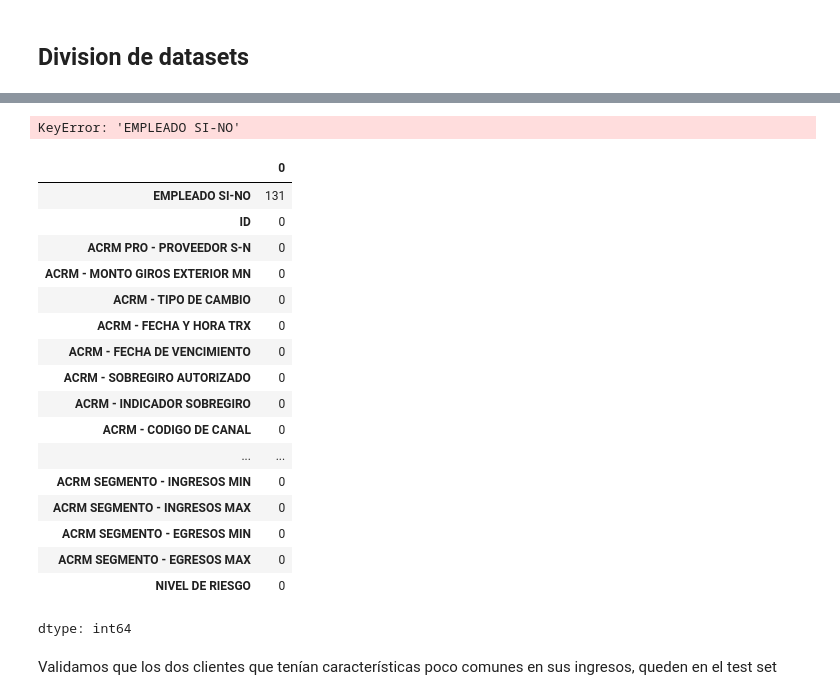
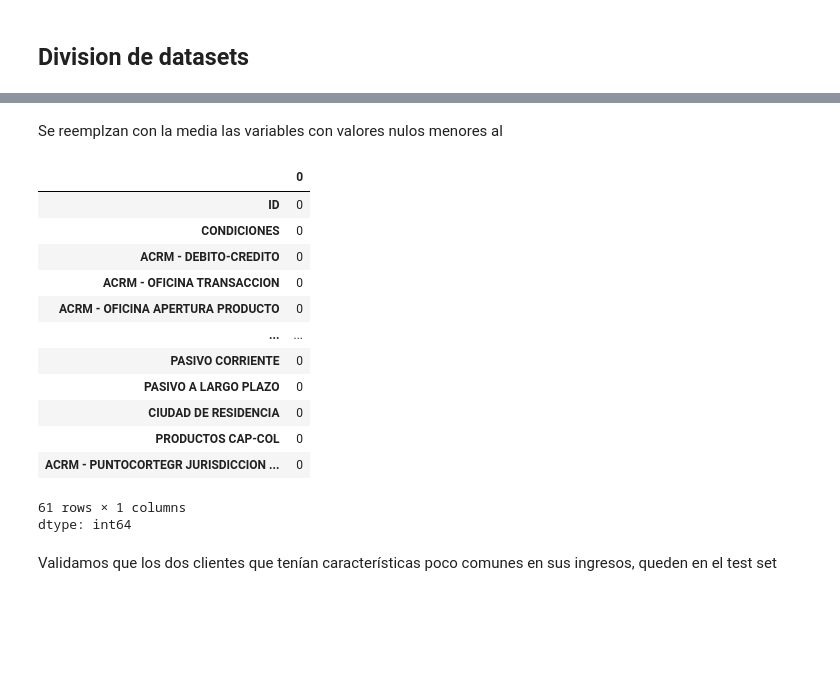
Before and after one commit to gabrielres10/EDA-Caso-Banco, a Jupyter notebook: plantilla_entrega_final_(renombrar).ipynb, the cells around one changed output, grey strips where cells are left out. Cells and saved outputs as stored; diff of their text form; code cells hidden in the pictures; blank space fills up the shorter version.

```diff
--- a/plantilla_entrega_final_(renombrar).ipynb
+++ b/plantilla_entrega_final_(renombrar).ipynb
@@ -836,0 +841,7 @@ Ahora empezaremos a crear reglas para la limpieza de datos, para esto debemos di
+# %%
+#Valor porcentuales de los datos nulos dentro de las columnas
+na=non_redundant_df.isna().mean().sort_values(ascending=False)*100
+# solo imprimir las diferente a cero
+for col, num_nulls in na.items():
+  if num_nulls > 0:
+    print(f"Columna: {col}, Porcentaje de nulos: {round(num_nulls,3)}%")
@@ -837,9 +859,3 @@ Ahora empezaremos a crear reglas para la limpieza de datos, para esto debemos di
 # %%
 #reemplazar el nombre de la columna 'ACRM - NIVEL DE RIESGO' por 'NIVEL DE RIESGO'
-df.rename(columns={'ACRM - NIVEL DE RIESGO': 'NIVEL DE RIESGO'}, inplace=True)
+non_redundant_df.rename(columns={'ACRM - NIVEL DE RIESGO': 'NIVEL DE RIESGO'}, inplace=True)
-# %%
-#ordenar todos los valores
-X.isna().sum().sort_values(ascending=False)
-#mostrar todos los resultados
-pd.set_option('display.max_rows', None)
-print(X.isna().sum().sort_values(ascending=False))
@@ -978,9 +874,9 @@ memory usage: 3.6+ MB
 # %%
 numeric_columns = [
-    'ACRM - CIUDAD ORIGEN DE TRANSACCION',
-    'PAIS DE NACIMIENTO','NIVEL EDUCACIONAL/ACADEMICO'
+    'BANCA',
+    'GENERO','NIVEL EDUCACIONAL/ACADEMICO','NIVEL RIESGO ACT ECONOMICA','CIUDAD EXPEDICION ID'
 
 ]
 # Llenar las columnas numéricas con la media
 for col in numeric_columns:
-    df_limpio[col].fillna(df_limpio[col].mean(), inplace=True)
+    non_redundant_df[col].fillna(non_redundant_df[col].mean(), inplace=True)
@@ -1011,30 +883,22 @@ for col in object_columns:
-# %%
-# reemplazar los valores nulos de la columna EMPLEADO SI-NO por la moda
-df_limpio['EMPLEADO SI-NO'].fillna(df_limpio['EMPLEADO SI-NO'].mode()[0], inplace=True)
-### no se porque no puedo corregir EMPLEADO SI-NO
-# %% [output]
-KeyError: 'EMPLEADO SI-NO'
+# %% [markdown]
+Se reemplzan con la media las variables con valores nulos menores al
 # %%
 #sacar los datos nulos despues de df_limpio
-df_limpio.isna().sum().sort_values(ascending=False)
+non_redundant_df.isna().sum().sort_values(ascending=False)
 # %% [output]
 |  | 0 |
-| EMPLEADO SI-NO | 131 |
 | ID | 0 |
-| ACRM PRO - PROVEEDOR S-N | 0 |
-| ACRM - MONTO GIROS EXTERIOR MN | 0 |
-| ACRM - TIPO DE CAMBIO | 0 |
-| ACRM - FECHA Y HORA TRX | 0 |
-| ACRM - FECHA DE VENCIMIENTO | 0 |
-| ACRM - SOBREGIRO AUTORIZADO | 0 |
-| ACRM - INDICADOR SOBREGIRO | 0 |
-| ACRM - CODIGO DE CANAL | 0 |
+| CONDICIONES | 0 |
+| ACRM - DEBITO-CREDITO | 0 |
+| ACRM - OFICINA TRANSACCION | 0 |
+| ACRM - OFICINA APERTURA PRODUCTO | 0 |
 | ... | ... |
-| ACRM SEGMENTO - INGRESOS MIN | 0 |
-| ACRM SEGMENTO - INGRESOS MAX | 0 |
-| ACRM SEGMENTO - EGRESOS MIN | 0 |
-| ACRM SEGMENTO - EGRESOS MAX | 0 |
-| NIVEL DE RIESGO | 0 |
+| PASIVO CORRIENTE | 0 |
+| PASIVO A LARGO PLAZO | 0 |
+| CIUDAD DE RESIDENCIA | 0 |
+| PRODUCTOS CAP-COL | 0 |
+| ACRM - PUNTOCORTEGR JURISDICCION ... | 0 |
+61 rows × 1 columns
 dtype: int64
 # %% [markdown]
 Validamos que los dos clientes que tenían características poco comunes en sus ingresos, queden en el test set
```
Also changed, not shown: parts of 56 cells of this notebook.
